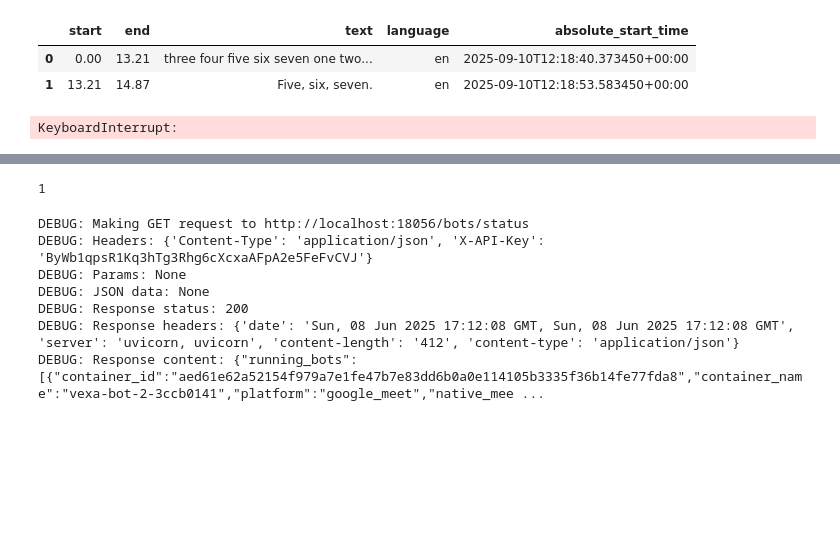
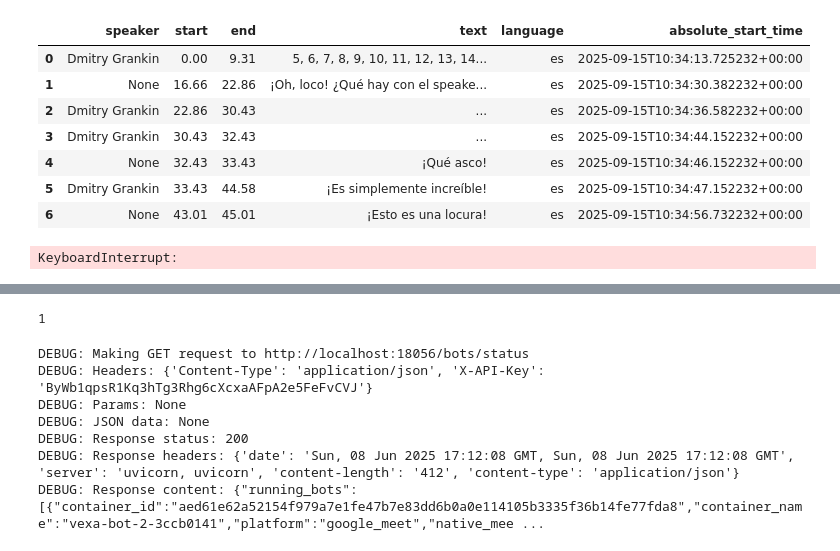
Before and after one commit to twentysixlabs/healthnotes-bot, a Jupyter notebook: manual_tests/generic.ipynb, the cells around one changed output, grey strips where cells are left out. Saved outputs shown, nothing was run; the diff lists cells and outputs as text; code cells hidden in the pictures; blank space fills up the shorter version.

```diff
--- a/manual_tests/generic.ipynb
+++ b/manual_tests/generic.ipynb
@@ -83,0 +163,8 @@ user_api_key
+# %%
+import re
+split_teams_url = lambda url: (re.search(r'/meet/(\d+)', url).group(1), re.search(r'\?p=([^&]+)', url).group(1) if '?p=' in url else '')
+# %%
+#platform = 'google_meet'
+platform = 'teams'
+# %%
+native_meeting_id, passcode = split_teams_url("https://teams.live.com/meet/9336723999706?p=2K3b9tHqu7kFV563tk")
@@ -84,14 +191,12 @@ user_api_key
 # %%
 
-#meeting_url="https://meet.google.com/guu-axxy-tze"
-meeting_url="https://meet.google.com/fjp-cbnn-hug"
-native_meeting_id = meeting_url.split("/")[-1]  # "xyz-abcd-123"
 meeting_info = client.request_bot(
-    platform="google_meet",
+    platform=platform,
     native_meeting_id=native_meeting_id,
     bot_name="Dmitry's bot",
     language='es',
-    task = 'transcribe'
+    task = 'transcribe',
+    passcode=passcode
 )
 meeting_id = meeting_info['id']
 # %% [output]
@@ -109,13 +220,18 @@ user_id
 # %%
 while True:
-    transcript = client.get_transcript(native_meeting_id=native_meeting_id,platform='google_meet')
+    transcript = client.get_transcript(native_meeting_id=native_meeting_id,platform=platform)
     df = pd.DataFrame(transcript['segments'])#.sort_values(['created_at','start'])#.drop_duplicates('start',keep='last')
     clear_output()
-    display(df[['start','end','text','language','absolute_start_time']].sort_values('absolute_start_time'))
+    display(df[['speaker','start','end','text','language','absolute_start_time']].sort_values('absolute_start_time'))
     time.sleep(1)
 # %% [output]
-|  | start | end | text | language | absolute_start_time |
-| 0 | 0.00 | 13.21 | three four five six seven one two... | en | 2025-09-10T12:18:40.373450+00:00 |
-| 1 | 13.21 | 14.87 | Five, six, seven. | en | 2025-09-10T12:18:53.583450+00:00 |
+|  | speaker | start | end | text | language | absolute_start_time |
+| 0 | Dmitry Grankin | 0.00 | 9.31 | 5, 6, 7, 8, 9, 10, 11, 12, 13, 14... | es | 2025-09-15T10:34:13.725232+00:00 |
+| 1 | None | 16.66 | 22.86 | ¡Oh, loco! ¿Qué hay con el speake... | es | 2025-09-15T10:34:30.382232+00:00 |
+| 2 | Dmitry Grankin | 22.86 | 30.43 | ... | es | 2025-09-15T10:34:36.582232+00:00 |
+| 3 | Dmitry Grankin | 30.43 | 32.43 | ... | es | 2025-09-15T10:34:44.152232+00:00 |
+| 4 | None | 32.43 | 33.43 | ¡Qué asco! | es | 2025-09-15T10:34:46.152232+00:00 |
+| 5 | Dmitry Grankin | 33.43 | 44.58 | ¡Es simplemente increíble! | es | 2025-09-15T10:34:47.152232+00:00 |
+| 6 | None | 43.01 | 45.01 | ¡Esto es una locura! | es | 2025-09-15T10:34:56.732232+00:00 |
 KeyboardInterrupt:
 # %%
```
Also changed, not shown: parts of 22 cells of this notebook, 3 other files.
